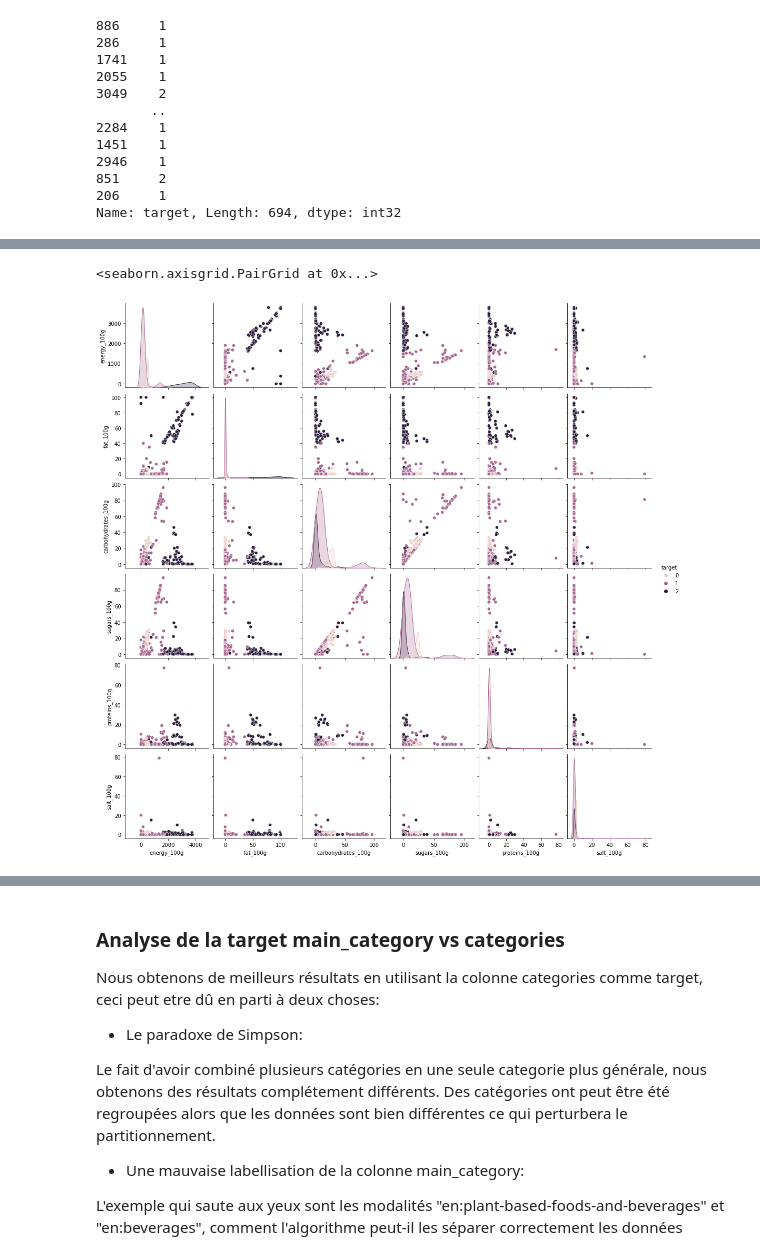
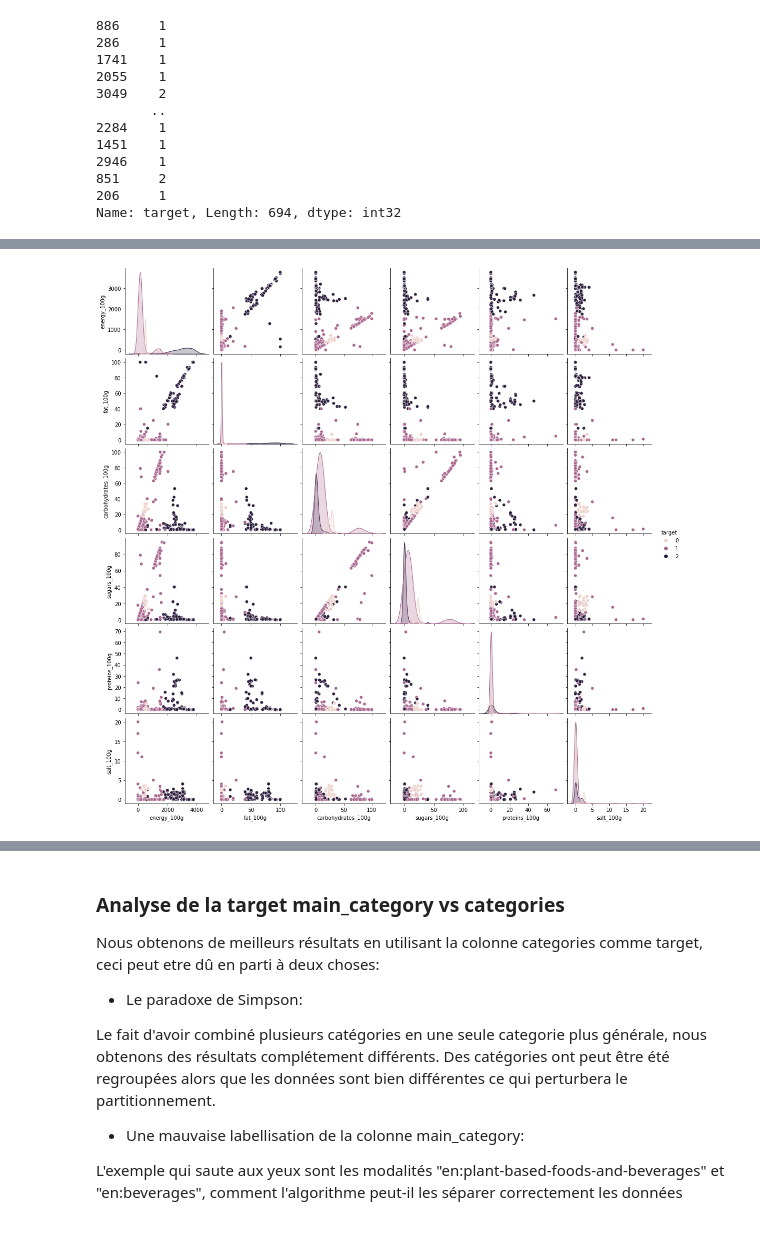
Before and after one commit to bastrob/TP_OPENFOODFACT_YNOV, a Jupyter notebook: Untitled.ipynb, the cells around one changed output, grey strips where cells are left out. Saved outputs shown, nothing was run; the diff lists cells and outputs as text; code cells hidden in the pictures.

```diff
--- a/Untitled.ipynb
+++ b/Untitled.ipynb
@@ -596,9 +579,8 @@ X_verif_test
 694 rows × 7 columns
-# %%
-sns.pairplot(X_verif_test, hue='target')
-# %% [output]
-<seaborn.axisgrid.PairGrid at 0x...>
-[figure, removed]
+# %%
+fn.display_pairplot(X_verif_test)
+# %% [output]
+[figure, added]
 # %%
 X_pred_col = pd.Series(prediction, index=X_test_cat.index)
 X_pred_col = X_pred_col.rename('target')
```
Also changed, not shown: parts of 78 cells of this notebook, 2 other files.
